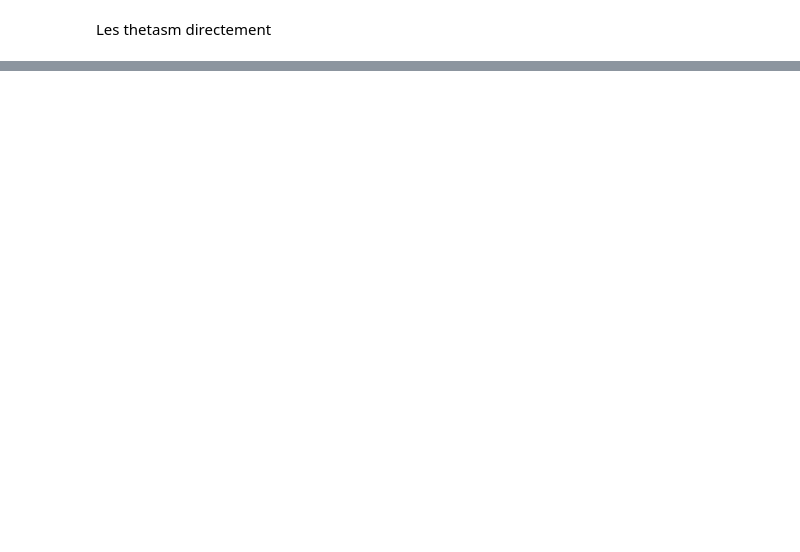
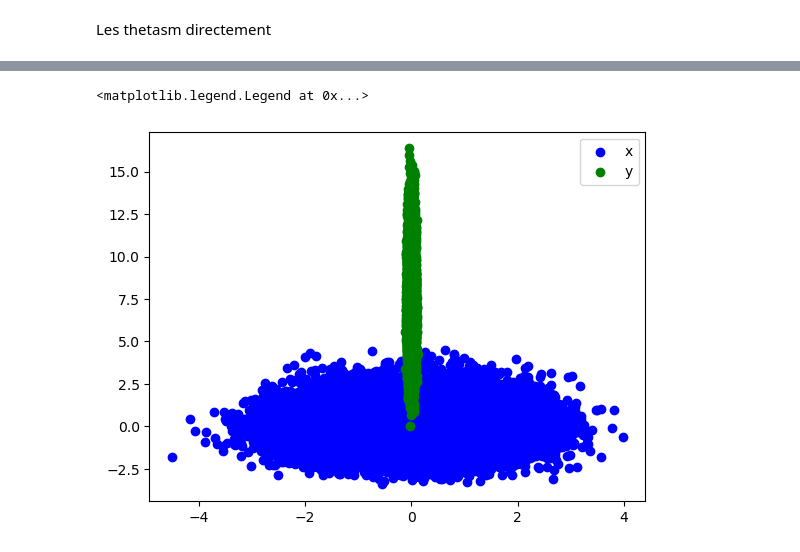
Before and after one commit to MouzaouiMatthieu/PFE, a Jupyter notebook: Robust_NPE.ipynb, the cells around one changed output, grey strips where cells are left out. Drawn from its saved outputs; the diff is of its cells as text; code cells hidden in the pictures; blank space fills up the shorter version.

```diff
--- a/Robust_NPE.ipynb
+++ b/Robust_NPE.ipynb
@@ -46,14 +61,21 @@ def generate_observed_corrupted_data(N, mu, epsilon):
     y_raw = torch.cat((zy.mean(dim=1, keepdim=True), zy.var(dim=1, keepdim=True)), dim=-1)
     return y_raw
 # %%
-def simulator(N_train,N_test, prior):
+def simulator(N_train: int,N_test: int, prior: torch.distributions) -> tuple:
+    """Generates x as a summary (mea, var) of samples from N(theta, 1), theta ~ prior
+
+    Args:
+        N_train (int): Number of simulation for the train
+        N_test (int): Number of simulation for the test
+        prior (torch.distributions): prior over theta
+
+    Returns:
+        tuple (torch.Tensor, torch.Tensor): theta dim(N,), x_raw dim(N,2): the thetas and their correspond x
+    """
     N = N_train + N_test
     theta = prior.sample((N, ))
-
-    sample = torch.distributions.Normal(theta.unsqueeze(1), 1.0).sample((100, ))
-
-    x_raw = torch.cat((sample.mean(dim=0, keepdim=True), sample.var(dim=0, keepdim=True)), dim=2).squeeze_()
-
+    sample = torch.distributions.Normal(theta, 1.0).sample((100, )) #N(theta,1)
+    x_raw = torch.cat((sample.mean(dim=0, keepdim=True), sample.var(dim=0, keepdim=True)), dim=-1).squeeze_()
     return theta, x_raw
 # %%
 def scale(quantity):
@@ -468,0 +421,8 @@ Il faut aussi faire les 2 autres simu cad NPE (comme avant) et en mettant direct
+# %%
+plt.scatter(x=x[:,0], y=x[:,1], color='blue', label="x")
+plt.scatter(x=(y_raw[:,0]-x_mean[0])/x_std[0],y=(y_raw[:,1]-x_mean[1])/x_std[1],color='green',label="y")
+#plt.scatter(x=my_samples[:,0], y=my_samples[:,1], color='yellow')
+plt.legend()
+# %% [output]
+<matplotlib.legend.Legend at 0x...>
+[figure, added]
```
Also changed, not shown: parts of 35 cells of this notebook.
